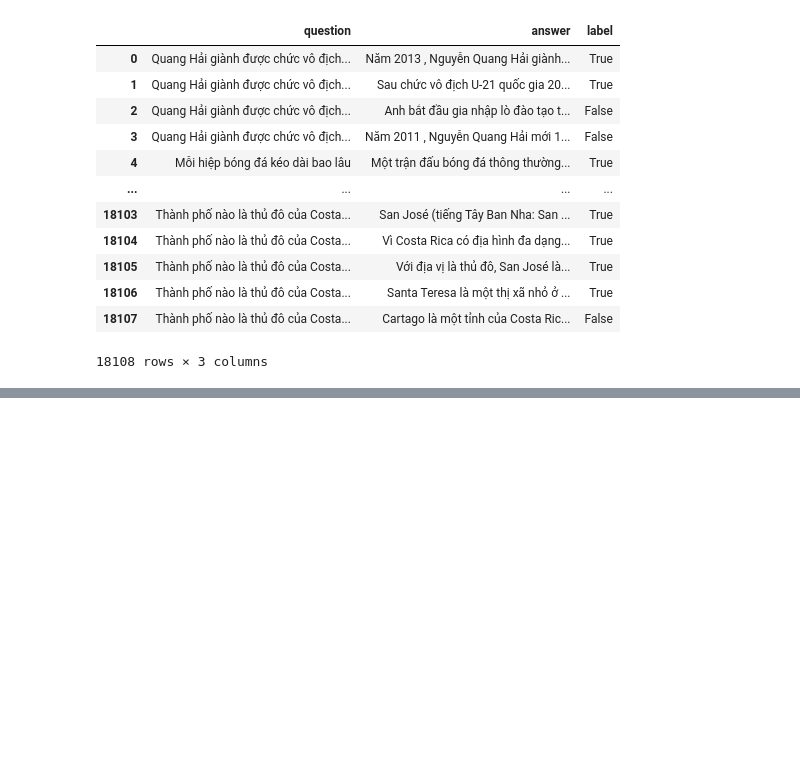
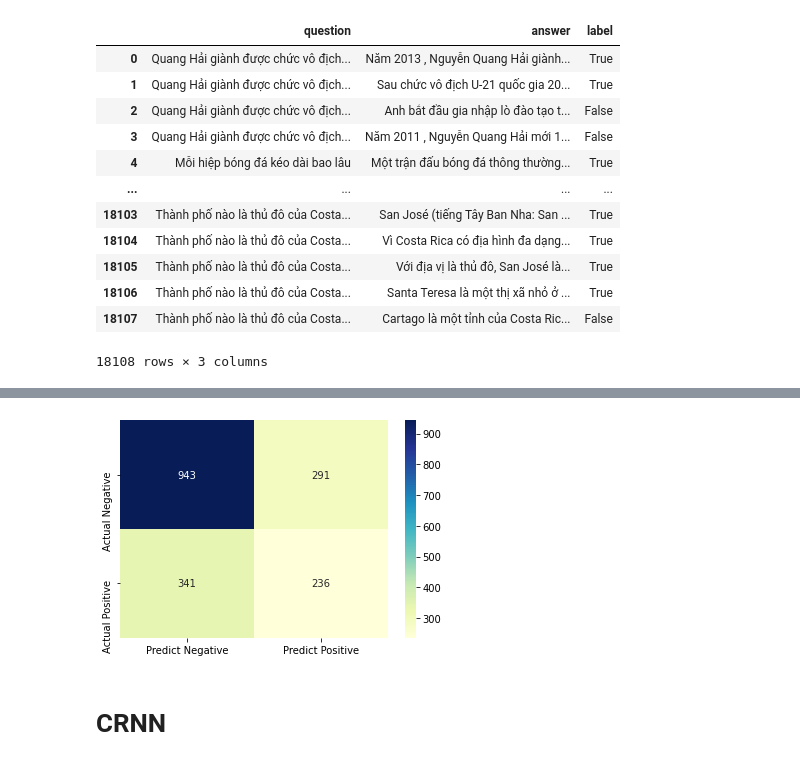
Before and after one commit to NewLuminous/Zalo-Vietnamese-Wiki-QA, a Jupyter notebook: train.ipynb, the cells around one changed output, grey strips where cells are left out. Cells and saved outputs as stored; diff of their text form; code cells hidden in the pictures; blank space fills up the shorter version.

Commit message:
Add CRNN

```diff
--- a/train.ipynb
+++ b/train.ipynb
@@ -111,0 +103,4 @@ evaluating.plot_confusion_matrix(y_test, y_pred)
+# %%
+model = modeling.get_model('logit')(vectorizer='word2vec', random_state=42)
+model.fit(X_train, y_train)
+y_pred = model.predict(X_test)
@@ -111,0 +121,6 @@ evaluating.plot_confusion_matrix(y_test, y_pred)
+# %%
+evaluating.plot_confusion_matrix(y_test, y_pred)
+# %% [output]
+[figure, added]
+# %% [markdown]
+# CRNN
```
Also changed, not shown: parts of 23 cells of this notebook, 7 other files.
